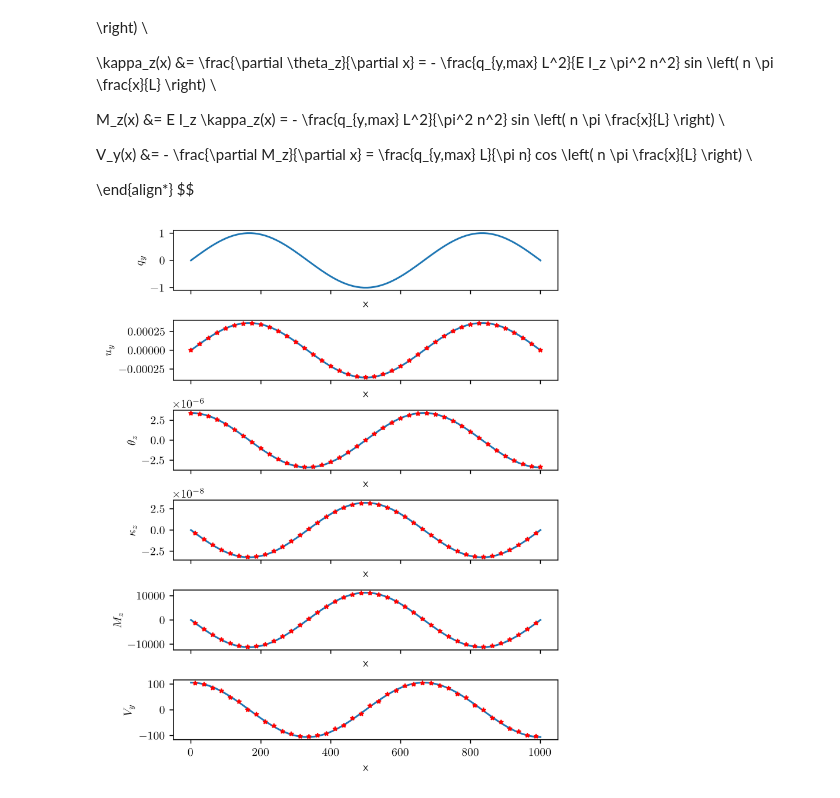
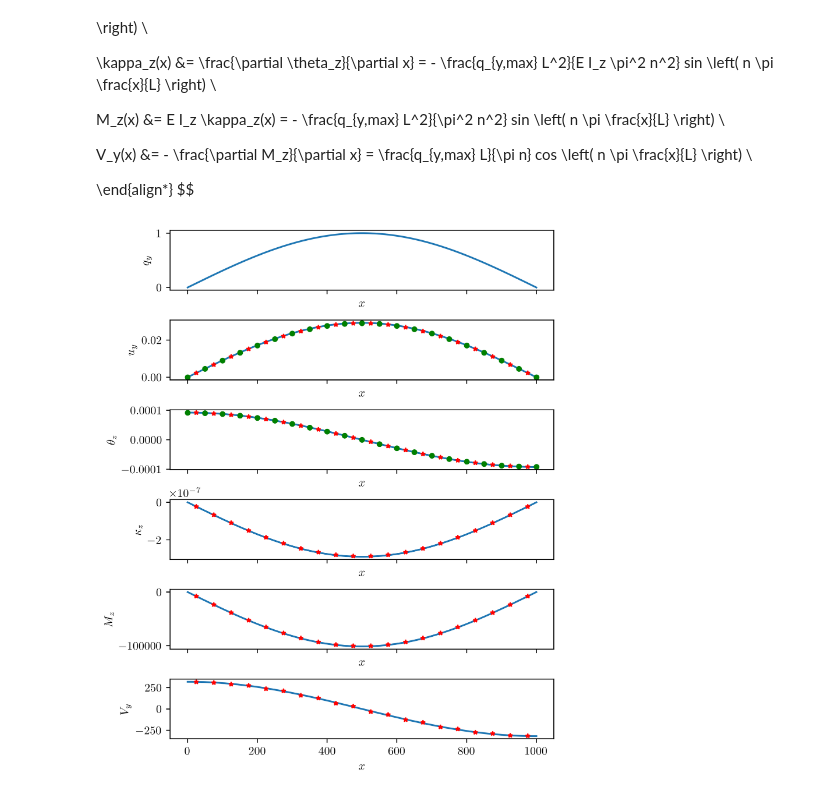
Before and after one commit to dewloosh/SigmaEpsilon, a Jupyter notebook: notebooks/bernoulli/verification/linstat_navier.ipynb, the cells around one changed output. Cells and saved outputs as stored; diff of their text form; code cells hidden in the pictures.

```diff
--- a/notebooks/bernoulli/verification/linstat_navier.ipynb
+++ b/notebooks/bernoulli/verification/linstat_navier.ipynb
@@ -36,7 +36,7 @@ V_y(x) &= - \frac{\partial M_z}{\partial x} = \frac{q_{y,max} L}{\pi n} cos \lef
 $$
 # %%
 qy_max = 1.0 # max intensity
-ny = 3  # number of half waves, should be odd
+ny = 1  # number of half waves, should be odd
 
 
 EI = Ex * Iz
@@ -149,11 +149,13 @@ f = structure.internal_forces(points=[1/4, 3/4], rng=[0, 1], target='global')
 # %%
 import matplotlib.pyplot as plt
 
-structure = solve(20, qy, B3)
+structure = solve(10, qy, B3)
 x = structure.mesh.coords()[:, 0]
-u = structure.nodal_dof_solution(store='dofsol')
+u = structure.nodal_dof_solution()
+ui = structure.mesh.cell_dof_solution(points=[1/4, 3/4], rng=[0, 1],
+                                      target='global', flatten=False)
 r = structure.reaction_forces()
-f = structure.internal_forces(points=[1/4, 3/4], rng=[0, 1])
+fi = structure.internal_forces(points=[1/4, 3/4], rng=[0, 1])
 k = structure.mesh.strains(points=[1/4, 3/4], rng=[0, 1])
 xi = structure.mesh.cells_coords(points=[1/4, 3/4], rng=[0, 1])
 
@@ -167,36 +169,38 @@ axs[0].set_xlabel('$x$')
 axs[0].set_ylabel(r'$q_y$')
 
 axs[1].plot(_x, uy(_x))
-axs[1].plot(x, u[:, 1], 'r*', markersize=ms)
+axs[1].plot(x, u[:, 1], 'go', markersize=ms)
+axs[1].plot(xi[:, :, 0].flatten(), ui[:, :, 1].flatten(), 'r*', markersize=ms)
 axs[1].set_xlabel('$x$')
 axs[1].set_ylabel('$u_y$')
 
 axs[2].plot(_x, rotz(_x))
-axs[2].plot(x, u[:, -1], 'r*', markersize=ms)
+axs[2].plot(x, u[:, -1], 'go', markersize=ms)
+axs[2].plot(xi[:, :, 0].flatten(), ui[:, :, -1].flatten(), 'r*', markersize=ms)
 axs[2].set_xlabel('$x$')
 axs[2].set_ylabel(r'$\theta_z$')
 
 axs[3].plot(_x, kz(_x))
 axs[3].plot(xi[:, :, 0].flatten(), k[:, :, -1].flatten(), 'r*', markersize=ms)
 axs[3].set_xlabel('$x$')
 axs[3].set_ylabel('$\kappa_z$')
 
 axs[4].plot(_x, mz(_x))
-axs[4].plot(xi[:, :, 0].flatten(), f[:, :, -1].flatten(), 'r*', markersize=ms)
+axs[4].plot(xi[:, :, 0].flatten(), fi[:, :, -1].flatten(), 'r*', markersize=ms)
 axs[4].set_xlabel('$x$')
 axs[4].set_ylabel('$M_z$')
 
 axs[5].plot(_x, vy(_x))
-axs[5].plot(xi[:, :, 0].flatten(), f[:, :, 1].flatten(), 'r*', markersize=ms)
+axs[5].plot(xi[:, :, 0].flatten(), fi[:, :, 1].flatten(), 'r*', markersize=ms)
 axs[5].set_xlabel('$x$')
 axs[5].set_ylabel('$V_y$')
 
 plt.subplots_adjust(hspace=0.5)
 
 plt.rcParams.update({
     "text.usetex": True,
     "font.family": "sans-serif",
 })
 # %% [output]
-[figure, old version]
+[figure, new version]
 # %%
```
Also changed, not shown: parts of 3 cells of this notebook, 19 other files.
